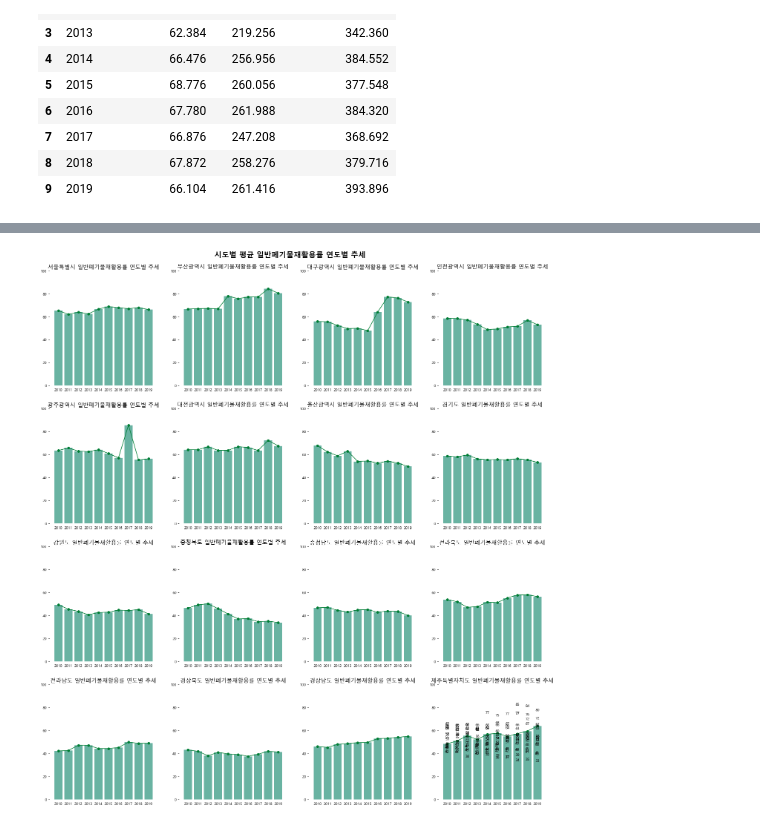
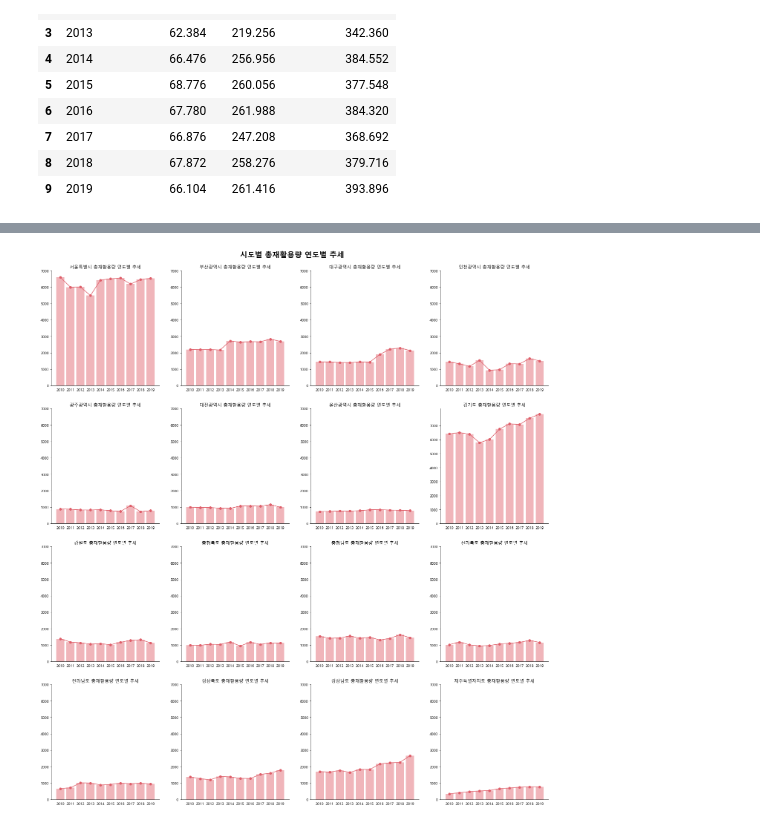
Before and after one commit to huitaek/project_mini_analyze_waste, a Jupyter notebook: src/EDA_hitagi.ipynb, the cells around one changed output, grey strips where cells are left out. Drawn from its saved outputs; the diff is of its cells as text; code cells hidden in the pictures.

```diff
--- a/src/EDA_hitagi.ipynb
+++ b/src/EDA_hitagi.ipynb
@@ -150,39 +179,32 @@ df_temp
 # %%
-# 시도별 평균 일반폐기물재활용률 연도별 추세
+# 시도별 총재활용량 연도별 추세
 
 fig, axs = plt.subplots(4, 4, figsize=(24, 24))
 
 ax, ay = 0, 0
 
 for i in df['행정구역별(1)'].unique():
     sido_condition = df['행정구역별(1)']== i
-    df_temp = df[sido_condition].groupby(df['year'])[['일반폐기물재활용률', '총재활용량', '생활폐기물총발생량']].mean().reset_index()
+    df_temp = df[sido_condition].groupby(df['year'])[['일반폐기물재활용률', '총재활용량', '생활폐기물총발생량']].sum().reset_index()
 
     if ay==4:
         ax+=1
         ay=0
-    plot1 = axs[ax, ay].bar(df_temp['year'], df_temp['일반폐기물재활용률'], color='#69b3a2')
-    axs[ax, ay].plot(df_temp['year'], df_temp['일반폐기물재활용률'], color='#007d34', marker='o')
-    axs[ax, ay].set_title('{} 일반폐기물재활용률 연도별 추세'.format(i), fontsize=15)
+    axs[ax, ay].bar(df_temp['year'], df_temp['총재활용량'], color='#f0b5ba')
+    axs[ax, ay].plot(df_temp['year'], df_temp['총재활용량'], color='#df5f6a', marker='o')
+    axs[ax, ay].set_title('{} 총재활용량 연도별 추세'.format(i))
     axs[ax, ay].spines['top'].set_visible(False)
     axs[ax, ay].spines['right'].set_visible(False)
-    axs[ax, ay].spines['left'].set_visible(False)
-    axs[ax, ay].spines['bottom'].set_visible(False)
     axs[ax, ay].tick_params(bottom=False)
     ay+=1
 
-    for value in plot1:
-        height = value.get_height()
-        plt.text(value.get_x() + value.get_width()/2.,
-                0.95*height,'%d' % int(height), ha='center', va='bottom')
-
 for sax in axs.flat:
-    sax.set_yticks(list(range(0, 101, 20)))
+    sax.set_yticks(list(range(0, 8000, 1000)))
     sax.set_xticks(list(df['year'].unique()))
 
-plt.suptitle('시도별 평균 일반폐기물재활용률 연도별 추세', fontsize=20, weight='bold')
+plt.suptitle('시도별 총재활용량 연도별 추세', fontsize=20, weight='bold')
 fig.subplots_adjust(top=0.95)
 plt.show()
 # %% [output]
-[figure, old version]
+[figure, new version]
 # %%
```
Also changed, not shown: parts of 3 cells of this notebook.
